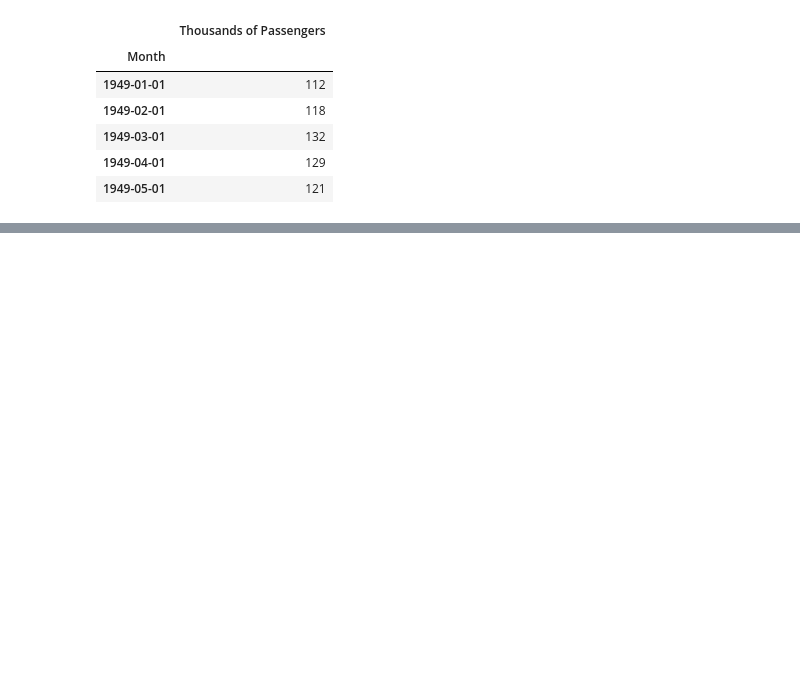
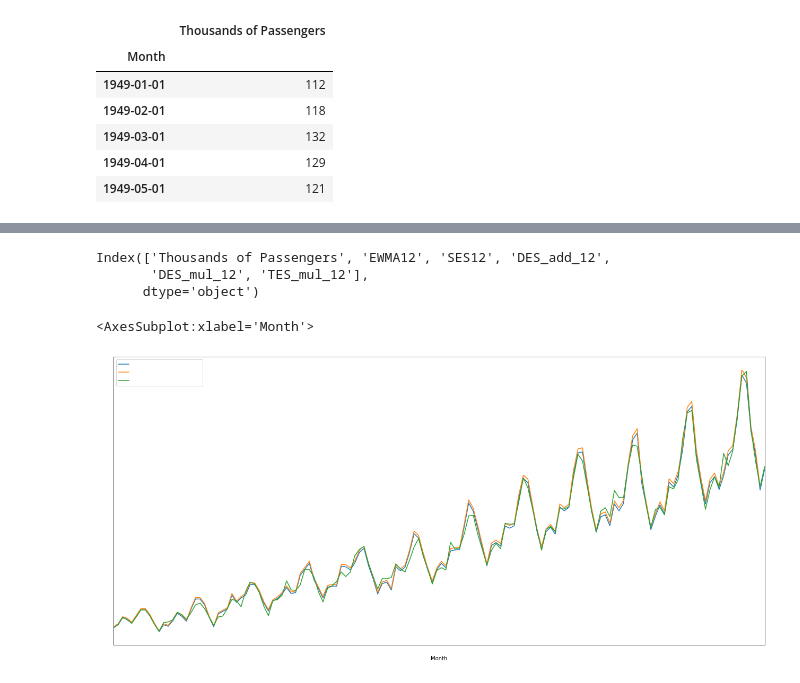
Before and after one commit to kunal266/Algo_Practice, a Jupyter notebook: time_winters.ipynb, the cells around one changed output, grey strips where cells are left out. Saved outputs shown, nothing was run; the diff lists cells and outputs as text; code cells hidden in the pictures; blank space fills up the shorter version.

```diff
--- a/time_winters.ipynb
+++ b/time_winters.ipynb
@@ -54,0 +152,2 @@ df.head()
+# %%
+df['TES_mul_12'] = ExponentialSmoothing(df['Thousands of Passengers'],trend='mul',seasonal='mul',seasonal_periods=12).fit().fittedvalues
@@ -54,0 +164,11 @@ df.head()
+# %%
+df.columns
+# %% [output]
+Index(['Thousands of Passengers', 'EWMA12', 'SES12', 'DES_add_12',
+       'DES_mul_12', 'TES_mul_12'],
+      dtype='object')
+# %%
+df[['Thousands of Passengers','DES_mul_12', 'TES_mul_12']].plot(figsize=(22,10))
+# %% [output]
+<AxesSubplot:xlabel='Month'>
+[figure, added]
```
Also changed, not shown: parts of 22 cells of this notebook.
